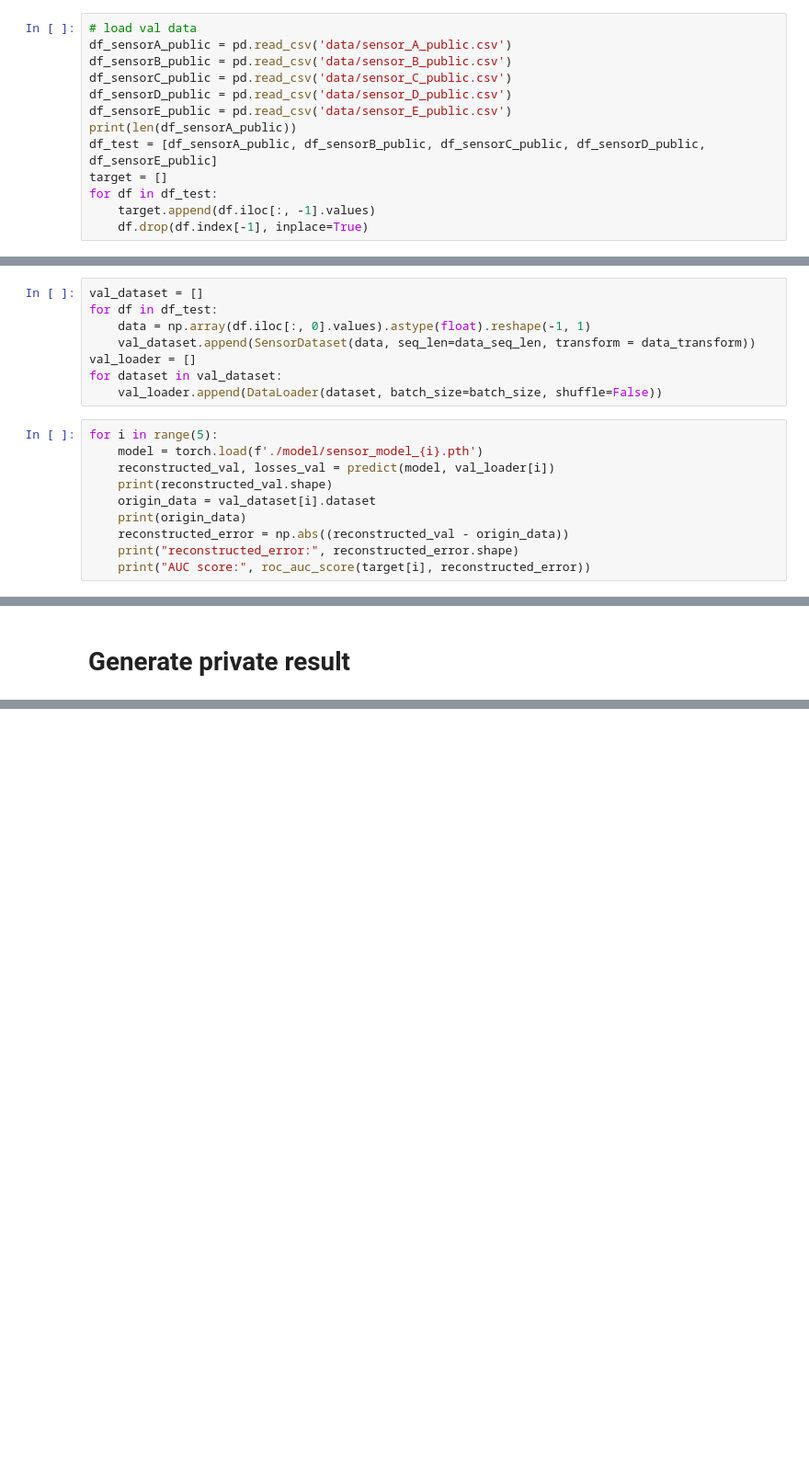
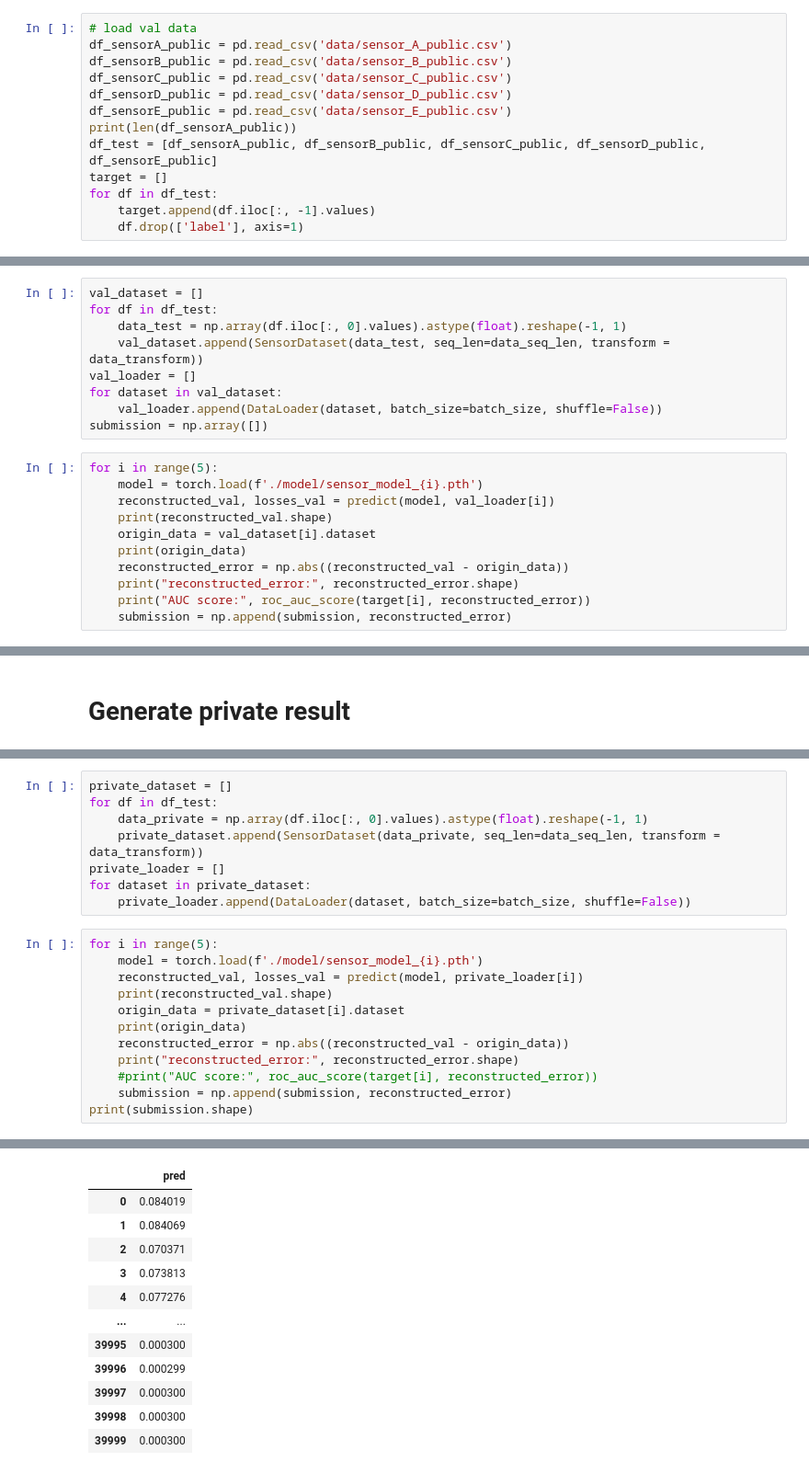
Before and after one commit to franktseng0718/NYCU-Bigdata-and-cloudcomputing, a Jupyter notebook: HW3/main_LSTM_AE.ipynb, the cells around one changed output, grey strips where cells are left out. Shown at 92% size. Drawn from its saved outputs; the diff is of its cells as text; blank space fills up the shorter version.

```diff
--- a/HW3/main_LSTM_AE.ipynb
+++ b/HW3/main_LSTM_AE.ipynb
@@ -332,17 +328,18 @@ df_test = [df_sensorA_public, df_sensorB_public, df_sensorC_public, df_sensorD_p
 target = []
 for df in df_test:
     target.append(df.iloc[:, -1].values)
-    df.drop(df.index[-1], inplace=True)
+    df.drop(['label'], axis=1)
 # %% [output]
 4000
 # %%
 val_dataset = []
 for df in df_test:
-    data = np.array(df.iloc[:, 0].values).astype(float).reshape(-1, 1)
-    val_dataset.append(SensorDataset(data, seq_len=data_seq_len, transform = data_transform))
+    data_test = np.array(df.iloc[:, 0].values).astype(float).reshape(-1, 1)
+    val_dataset.append(SensorDataset(data_test, seq_len=data_seq_len, transform = data_transform))
 val_loader = []
 for dataset in val_dataset:
     val_loader.append(DataLoader(dataset, batch_size=batch_size, shuffle=False))
+submission = np.array([])
 # %%
 for i in range(5):
     model = torch.load(f'./model/sensor_model_{i}.pth')
@@ -353,4 +350,5 @@ for i in range(5):
     reconstructed_error = np.abs((reconstructed_val - origin_data))
     print("reconstructed_error:", reconstructed_error.shape)
     print("AUC score:", roc_auc_score(target[i], reconstructed_error))
+    submission = np.append(submission, reconstructed_error)
 # %% [output]
@@ -359,0 +385,21 @@ TypeError: 'method' object cannot be interpreted as an integer
+# %%
+private_dataset = []
+for df in df_test:
+    data_private = np.array(df.iloc[:, 0].values).astype(float).reshape(-1, 1)
+    private_dataset.append(SensorDataset(data_private, seq_len=data_seq_len, transform = data_transform))
+private_loader = []
+for dataset in private_dataset:
+    private_loader.append(DataLoader(dataset, batch_size=batch_size, shuffle=False))
+# %%
+for i in range(5):
+    model = torch.load(f'./model/sensor_model_{i}.pth')
+    reconstructed_val, losses_val = predict(model, private_loader[i])
+    print(reconstructed_val.shape)
+    origin_data = private_dataset[i].dataset
+    print(origin_data)
+    reconstructed_error = np.abs((reconstructed_val - origin_data))
+    print("reconstructed_error:", reconstructed_error.shape)
+    #print("AUC score:", roc_auc_score(target[i], reconstructed_error))
+    submission = np.append(submission, reconstructed_error)
+print(submission.shape)
+# %% [output]
@@ -359,0 +423,12 @@ TypeError: 'method' object cannot be interpreted as an integer
+|  | pred |
+| 0 | 0.084019 |
+| 1 | 0.084069 |
+| 2 | 0.070371 |
+| 3 | 0.073813 |
+| 4 | 0.077276 |
+| ... | ... |
+| 39995 | 0.000300 |
+| 39996 | 0.000299 |
+| 39997 | 0.000300 |
+| 39998 | 0.000300 |
+| 39999 | 0.000300 |
```
Also changed, not shown: parts of 14 cells of this notebook, 3 other files.
